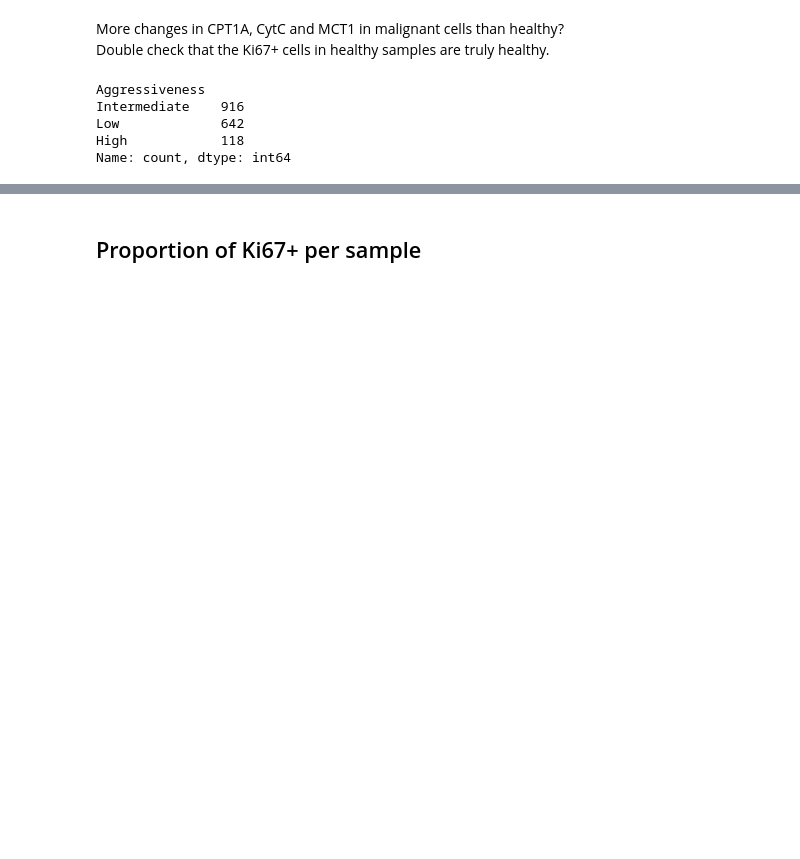
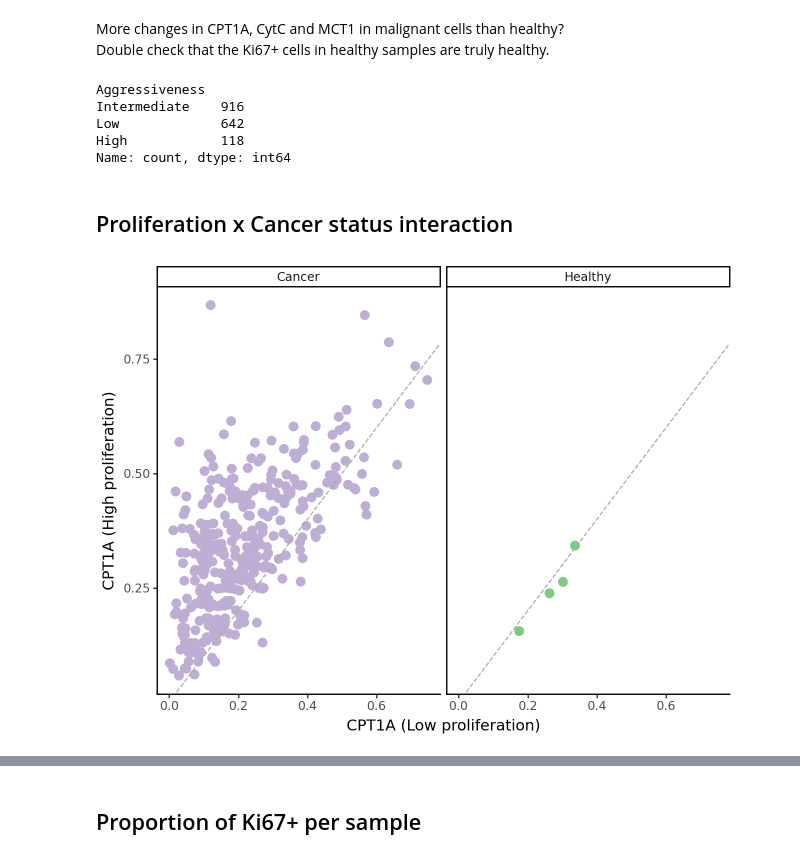
Before and after one commit to HartmannLab/MIBI-Analysis_Hamburg_CRC_TMA_2024, a Jupyter notebook: notebooks/metabolism/Aggressiveness.ipynb, the cells around one changed output, grey strips where cells are left out. Drawn from its saved outputs; the diff is of its cells as text; code cells hidden in the pictures; blank space fills up the shorter version.

```diff
--- a/notebooks/metabolism/Aggressiveness.ipynb
+++ b/notebooks/metabolism/Aggressiveness.ipynb
@@ -180,3 +175,5 @@ Intermediate    916
 Low             642
 High            118
 Name: count, dtype: int64
+# %% [markdown]
+## Proliferation x Cancer status interaction
@@ -182,0 +189,47 @@ Name: count, dtype: int64
+# %%
+agg_counts = (
+    df.groupby(["fov", "Stage", "Aggressiveness"])
+      .size()
+      .unstack("Aggressiveness", fill_value=0)
+)
+
+keep_pairs = agg_counts.loc[
+    (agg_counts.get("High", 0) >= 3) & (agg_counts.get("Low", 0) >= 3),
+    :
+].reset_index()[["fov", "Stage"]]
+
+
+df_filt = df.merge(keep_pairs, on=["fov", "Stage"], how="inner")
+
+# Pseudobulk (median) per aggressiveness within each kept (fov, Stage)
+pseudobulk_df = (
+    df_filt.loc[:, all_metab_col + ["Aggressiveness", "fov", "Stage"]]
+          .groupby(["Aggressiveness", "fov", "Stage"])
+          .median()
+          .reset_index()
+)
+# %%
+# Display the paired values for CD98
+paired_df = (pseudobulk_df
+    .pivot_table(
+        index=["fov","Stage"],
+        columns="Aggressiveness",
+        values="CPT1A"
+    ) )
+
+paired_df["Cancer"] = ["Healthy" if x == "Colon-no." else "Cancer" for x in paired_df.index.get_level_values("Stage")]
+
+gp = (ggplot(paired_df.reset_index(), aes(x="Low", y="High", color="Cancer") )
+    + geom_point(size = 3)
+    + geom_abline(slope=1, intercept=0, linetype="dashed", color="#acabab")
+    + theme_classic()
+    + labs(x="CPT1A (Low proliferation)", y="CPT1A (High proliferation)")
+    + scale_color_manual(values=["#beaed4", "#7fc980"])
+    + theme(legend_position='none')
+    + facet_wrap("~Cancer")
+)
+
+ggsave(gp, "../../figures/fig3/cpt1a_aggressiveness_scatter.pdf", width=4, height=2.5)
+gp
+# %% [output]
+[figure, added]
```
Also changed, not shown: parts of 8 cells of this notebook, 1 other file.
